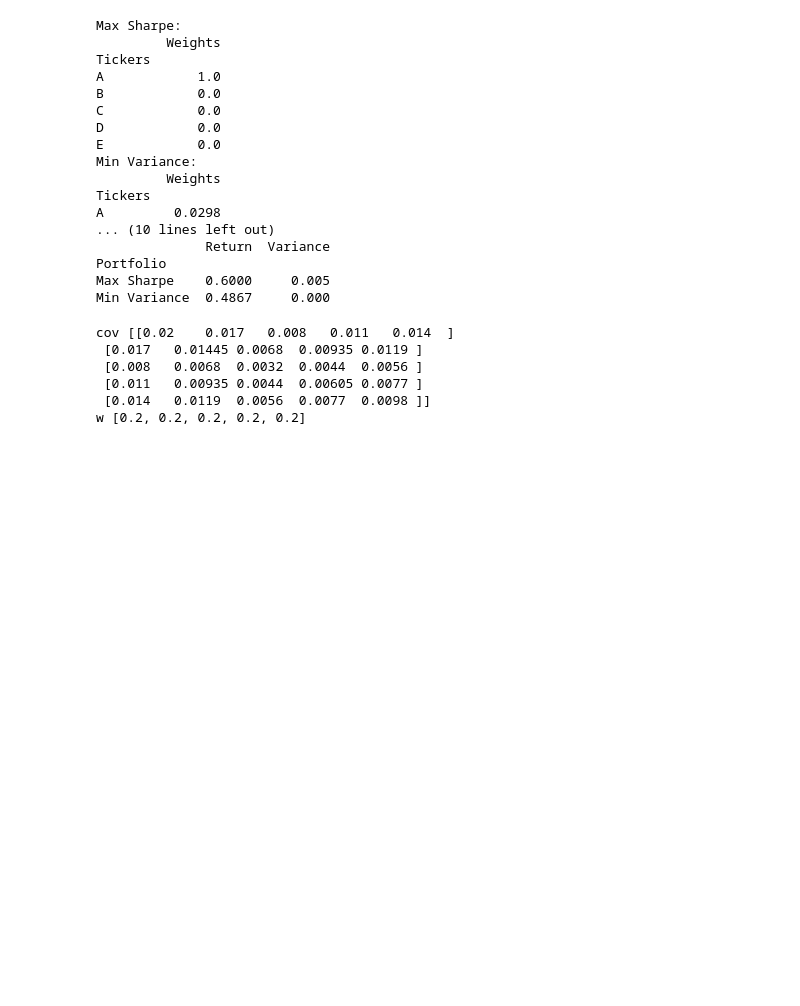
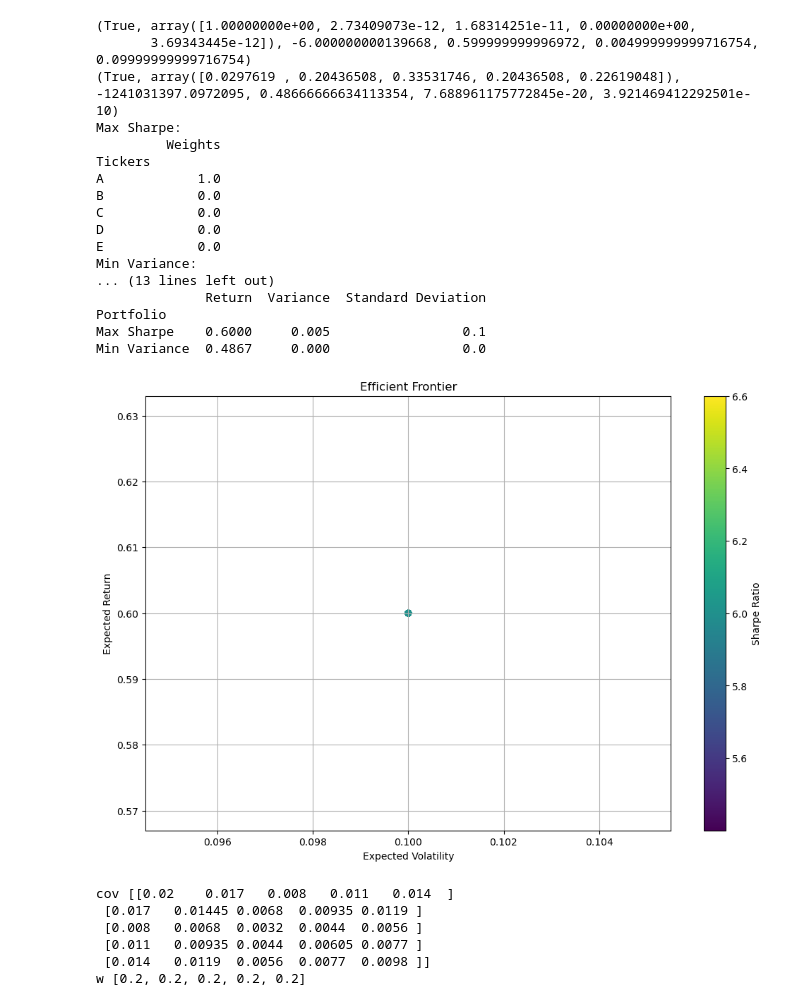
Before and after one commit to tejaskamtam/OpenQuant, a Jupyter notebook: optimizers.ipynb, the cells around one changed output. Saved outputs shown, nothing was run; the diff lists cells and outputs as text; code cells hidden in the pictures; blank space fills up the shorter version.

```diff
--- a/optimizers.ipynb
+++ b/optimizers.ipynb
@@ -40,6 +40,12 @@ class Markowitz:
         """
         return np.dot(weights.T, np.dot(self.COV, weights))
 
+    def _sd(self, weights: list):
+        """
+        Returns the standard deviation of the portfolio.
+        """
+        return np.sqrt(np.dot(weights, np.dot(self.COV, weights)))*np.sqrt(self.FREQUENCY)
+
     # Return Maximization
     def max_sharpe(self, risk_free_rate: float = 0.0, weight_constraint: tuple = (0,1)):
         """
@@ -53,8 +59,8 @@ class Markowitz:
         args = (risk_free_rate)
         # minimize the negative Sharpe ratio
         result = spo.minimize(self._neg_sharpe_ratio, init_weights, method=method, bounds=bounds, constraints=constraints, args=args)
-        # status, weights, Sharpe ratio, mean, variance
-        return result.success, result.x, -result.fun, self._mean(result.x), self._variance(result.x)
+        # status, weights, Sharpe ratio, mean, variance, stdev
+        return result.success, result.x, -result.fun, self._mean(result.x), self._variance(result.x), self._sd(result.x)
 
     # Risk Minimization
     def min_variance(self, weight_constraint: tuple = (0,1), risk_free_rate: float = 0.0):
@@ -69,8 +75,8 @@ class Markowitz:
         # , 'type': 'eq', 'fun': lambda x: np.dot(x, self.RETURNS) - target_return
         constraints={'type': 'eq', 'fun': lambda x: np.sum(x) - 1}
         result = spo.minimize(self._variance, init_weights, method=method, bounds=bounds, constraints=constraints)
-        # status, weights, Sharpe, mean:return, variance
-        return result.success, result.x, -self._neg_sharpe_ratio(result.x, risk_free_rate), self._mean(result.x), result.fun
+        # status, weights, Sharpe, mean:return, variance, stdev
+        return result.success, result.x, -self._neg_sharpe_ratio(result.x, risk_free_rate), self._mean(result.x), result.fun, self._sd(result.x)
 
     # Optimize a portfolio given a target return or a target variance
     def optimize(self, target_return: float = None, target_variance: float = None, risk_free_rate: float = 0.0, weight_constraint: tuple = (0,1)):
@@ -93,7 +99,7 @@ class Markowitz:
             raise ValueError("Must provide either a target return or a target variance, but not both.")
 
         # status, weights, Sharpe ratio, mean, variance
-        return result.success, result.x, -self._neg_sharpe_ratio(result.x, risk_free_rate), self._mean(result.x), self._variance(result.x)
+        return result.success, result.x, -self._neg_sharpe_ratio(result.x, risk_free_rate), self._mean(result.x), self._variance(result.x), self._sd(result.x)
 
     # Create a summary table of optimal portfolios, weights, Sharpe ratios, means, and variances
     def summary(self, risk_free_rate: float = 0.0, weight_constraint: tuple = (0,1)):
@@ -106,7 +112,7 @@ class Markowitz:
         # summary table
         max_sharpe_df = pd.DataFrame(columns=['Tickers', 'Weights'])
         min_var_df = pd.DataFrame(columns=['Tickers', 'Weights'])
-        summary_df = pd.DataFrame(columns=['Portfolio', 'Weights', 'Sharpe Ratio', 'Return', 'Variance'])
+        summary_df = pd.DataFrame(columns=['Portfolio', 'Weights', 'Sharpe Ratio', 'Return', 'Variance', 'Standard Deviation'])
         # max sharpe
         max_sharpe_df['Tickers'] = self.TICKERS
         max_sharpe_df['Weights'] = max_sharpe[1].round(4)
@@ -125,6 +131,7 @@ class Markowitz:
         summary_df['Sharpe Ratio'] = [max_sharpe[2].round(4), min_variance[2].round(4)]
         summary_df['Return'] = [max_sharpe[3].round(4), min_variance[3].round(4)]
         summary_df['Variance'] = [max_sharpe[4].round(4), min_variance[4].round(4)]
+        summary_df['Standard Deviation'] = [max_sharpe[5].round(4), min_variance[5].round(4)]
         summary_df = summary_df.set_index('Portfolio')
         print("Summary:")
         print(summary_df)
@@ -138,36 +145,56 @@ class Markowitz:
         Plots the efficient frontier.
         Iterates through optimal portfolios from min_variance to max_sharpe.
         """
+        returns = []
+        stds = []
+        target_returns = np.linspace(self._mean(self.min_variance(weight_constraint, risk_free_rate)[1]), self._mean(self.max_sharpe(risk_free_rate, weight_constraint)[1]), 100)
+        for target_return in target_returns:
+            opt = self.optimize(target_return=target_return, risk_free_rate=risk_free_rate, weight_constraint=weight_constraint)
+            returns.append(opt[3])
+            stds.append(opt[5])
+        plt.figure(figsize=(12,8))
+        plt.scatter(stds, returns, c=(np.array(returns)-risk_free_rate)/np.array(stds), marker='o')
+        plt.grid(True)
+        plt.xlabel('Expected Volatility')
+        plt.ylabel('Expected Return')
+        plt.colorbar(label='Sharpe Ratio')
+        plt.title('Efficient Frontier')
+        plt.show()
 # %%
 # test max sharpe
 tickers = ['A', 'B', 'C', 'D', 'E']
 returns =[[0.1, 0.2], [0.15 ,0.17], [0.12,0.08], [0.09,0.11], [0.13,0.14]]
 markowitz= Markowitz(tickers, returns, 2)
 res1 = markowitz.max_sharpe()
-
 # test min variance
 res2 = markowitz.min_variance()
+print(res1)
+print(res2)
 
 # test summary
 summary_df, max_sharpe_df, min_var_df = markowitz.summary()
+
+# test efficient frontier
+markowitz.efficient_frontier()
 # %% [output]
+(True, array([1.00000000e+00, 2.73409073e-12, 1.68314251e-11, 0.00000000e+00,
+       3.69343445e-12]), -6.000000000139668, 0.599999999996972, 0.004999999999716754, 0.09999999999716754)
+(True, array([0.0297619 , 0.20436508, 0.33531746, 0.20436508, 0.22619048]), -1241031397.0972095, 0.48666666634113354, 7.688961175772845e-20, 3.921469412292501e-10)
 Max Sharpe:
          Weights
 Tickers
 A            1.0
 B            0.0
 C            0.0
 D            0.0
 E            0.0
 Min Variance:
-         Weights
-Tickers
-A         0.0298
-... (10 lines left out)
-              Return  Variance
+... (13 lines left out)
+              Return  Variance  Standard Deviation
 Portfolio
-Max Sharpe    0.6000     0.005
-Min Variance  0.4867     0.000
+Max Sharpe    0.6000     0.005                 0.1
+Min Variance  0.4867     0.000                 0.0
+[figure, added]
 # %%
 x =[[0, 0.2], [0 ,0.17], [0,0.08], [0,0.11], [0,0.14]]
 w = [1/len(x)]*len(x)
```
